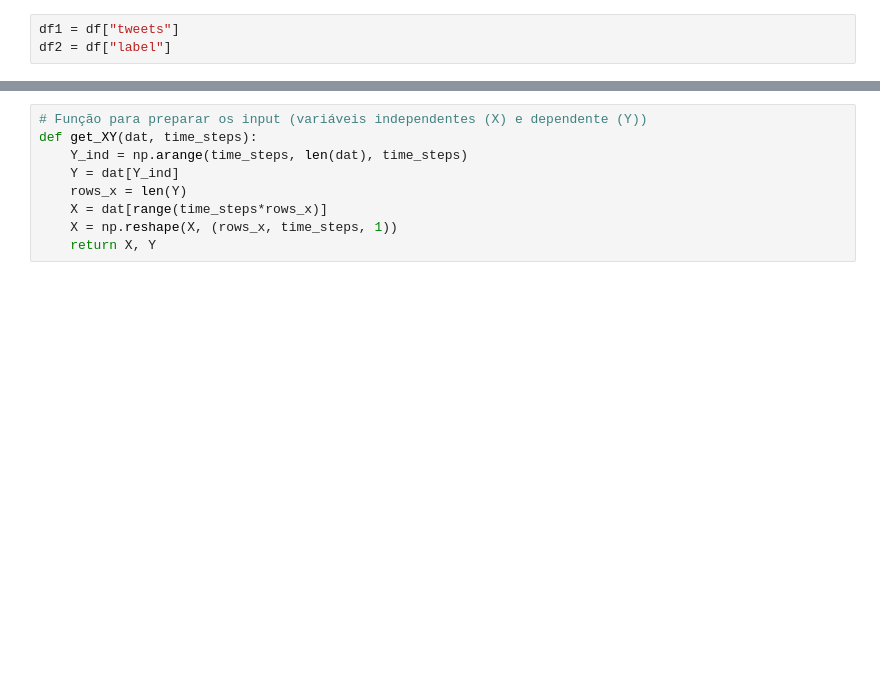
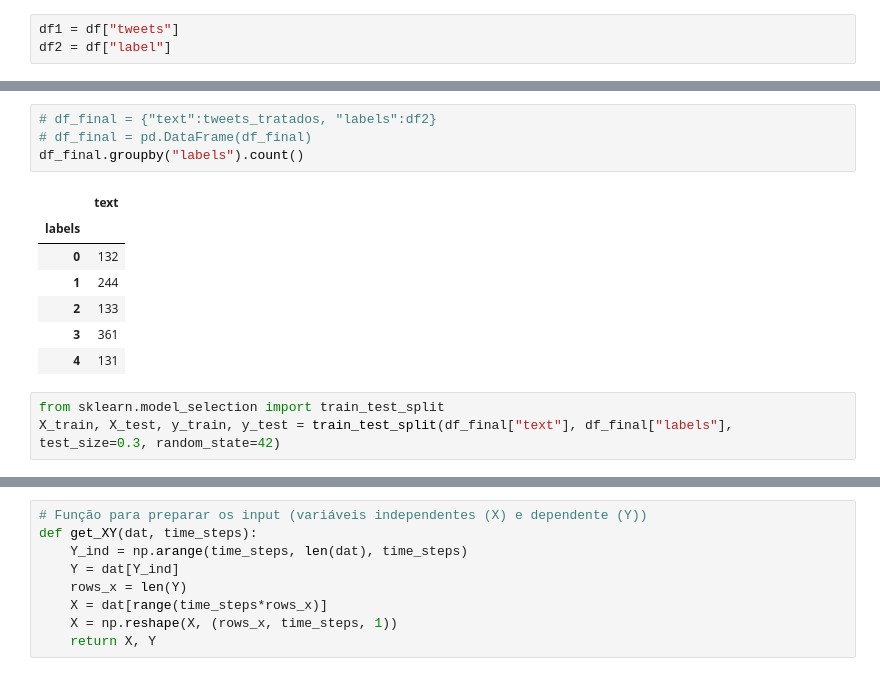
Before and after one commit to jllcen2011/Data_Science_MBA-FIAP, a Jupyter notebook: Fase 4 - Deep Learning/Cap 2 - Recorrentes/RNNsimple - SolutionSprint.ipynb, the cells around one changed output, grey strips where cells are left out. Saved outputs shown, nothing was run; the diff lists cells and outputs as text; blank space fills up the shorter version.

```diff
--- a/Fase 4 - Deep Learning/Cap 2 - Recorrentes/RNNsimple - SolutionSprint.ipynb
+++ b/Fase 4 - Deep Learning/Cap 2 - Recorrentes/RNNsimple - SolutionSprint.ipynb
@@ -88,0 +96,15 @@ Name: tweets, dtype: object
+# %%
+# df_final = {"text":tweets_tratados, "labels":df2}
+# df_final = pd.DataFrame(df_final)
+df_final.groupby("labels").count()
+# %% [output]
+|  | text |
+| labels |  |
+| 0 | 132 |
+| 1 | 244 |
+| 2 | 133 |
+| 3 | 361 |
+| 4 | 131 |
+# %%
+from sklearn.model_selection import train_test_split
+X_train, X_test, y_train, y_test = train_test_split(df_final["text"], df_final["labels"], test_size=0.3, random_state=42)
```
Also changed, not shown: parts of 3 cells of this notebook.
